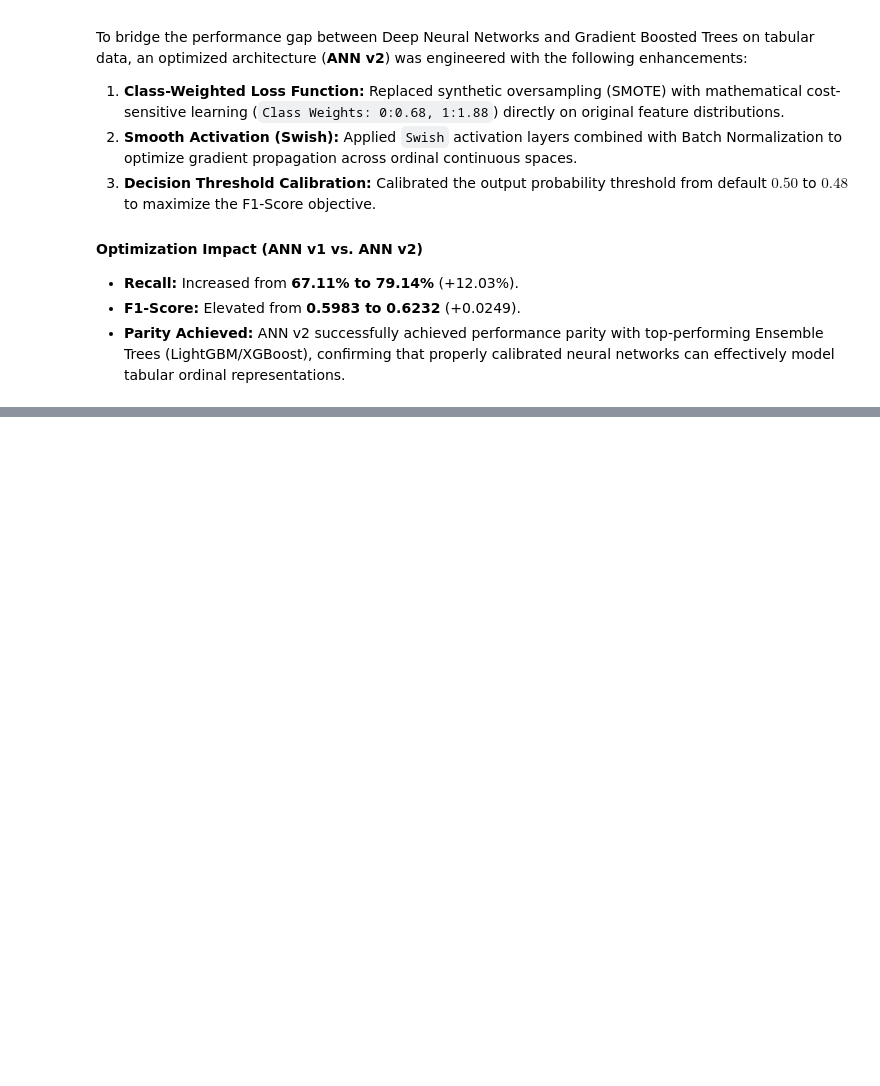
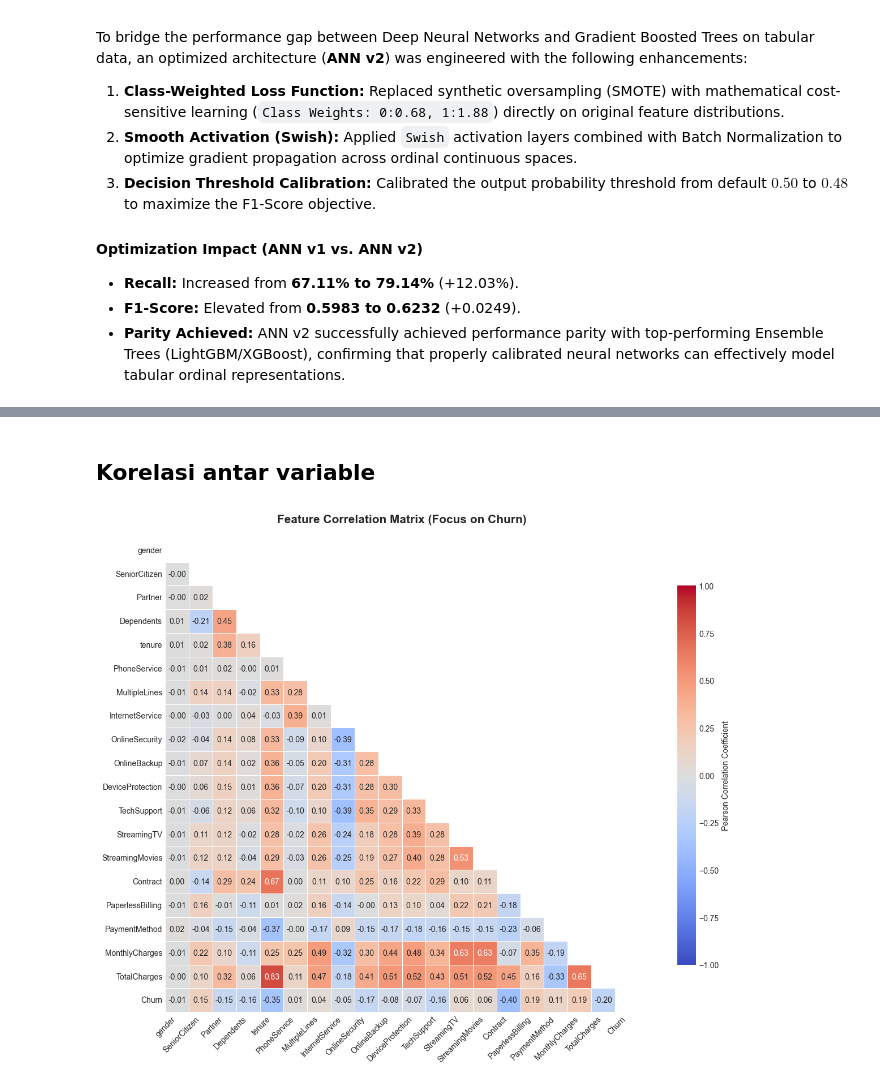
Before and after one commit to mherlypratama/Churn-Prediction, a Jupyter notebook: Scripts/ChurnPrediction.ipynb, the cells around one changed output, grey strips where cells are left out. Saved outputs shown, nothing was run; the diff lists cells and outputs as text; code cells hidden in the pictures; blank space fills up the shorter version.

```diff
--- a/Scripts/ChurnPrediction.ipynb
+++ b/Scripts/ChurnPrediction.ipynb
@@ -1184,0 +1544,52 @@ To bridge the performance gap between Deep Neural Networks and Gradient Boosted
+# %% [markdown]
+## Korelasi antar variable
+# %%
+import matplotlib.pyplot as plt
+import seaborn as sns
+import pandas as pd
+import numpy as np
+
+# 1. Siapkan dataset (Copy agar tidak mengubah dataframe asli)
+df_corr = df.copy()
+
+# 2. Konversi kolom target Churn & variabel kategorikal biner/multiklass ke numerik jika belum
+for col in df_corr.select_dtypes(include=['object', 'category']).columns:
+    if col != 'customerID':
+        df_corr[col] = df_corr[col].astype('category').cat.codes
+
+# Drop kolom identifier jika ada
+if 'customerID' in df_corr.columns:
+    df_corr = df_corr.drop(columns=['customerID'])
+
+# 3. Hitung Matriks Korelasi
+corr_matrix = df_corr.corr()
+
+# 4. Set up Visualisasi Heatmap
+plt.style.use('seaborn-v0_8-white')
+plt.figure(figsize=(14, 10))
+
+# Buat mask untuk menyembunyikan bagian segitiga atas (opsional, agar lebih bersih & tidak redundan)
+mask = np.triu(np.ones_like(corr_matrix, dtype=bool))
+
+# Plot Heatmap
+heatmap = sns.heatmap(
+    corr_matrix,
+    mask=mask,
+    annot=True,
+    fmt=".2f",
+    cmap='coolwarm',
+    vmax=1,
+    vmin=-1,
+    center=0,
+    square=True,
+    linewidths=0.5,
+    cbar_kws={"shrink": 0.8, "label": "Pearson Correlation Coefficient"}
+)
+
+plt.title('Feature Correlation Matrix (Focus on Churn)', fontsize=15, fontweight='bold', pad=20)
+plt.xticks(rotation=45, ha='right', fontsize=10)
+plt.yticks(rotation=0, fontsize=10)
+plt.tight_layout()
+plt.show()
+# %% [output]
+[figure, added]
```
Also changed, not shown: parts of 13 cells of this notebook.
